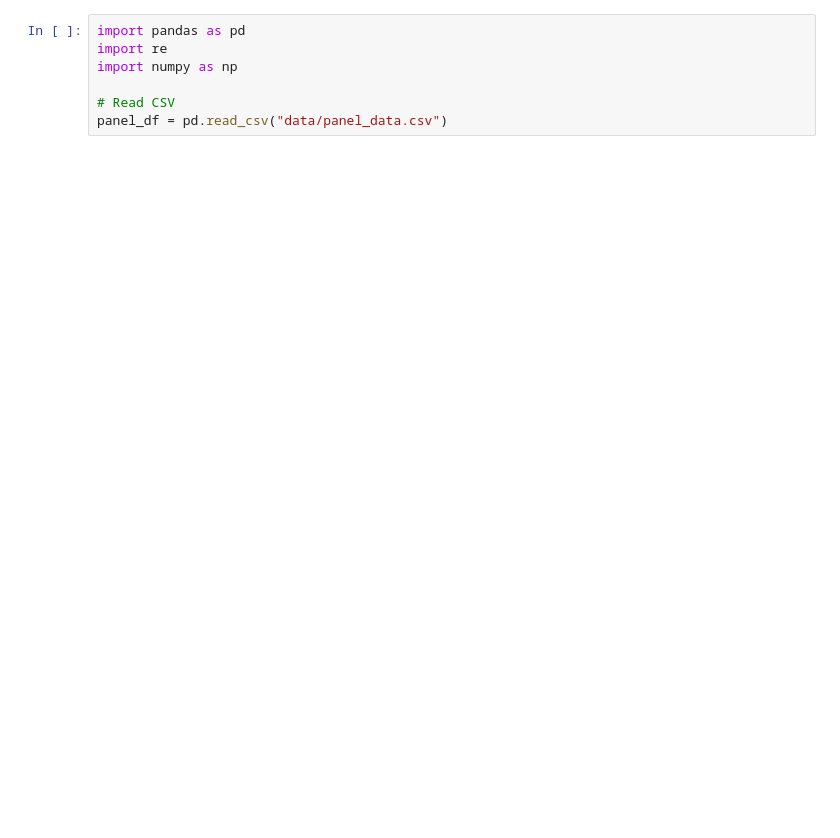
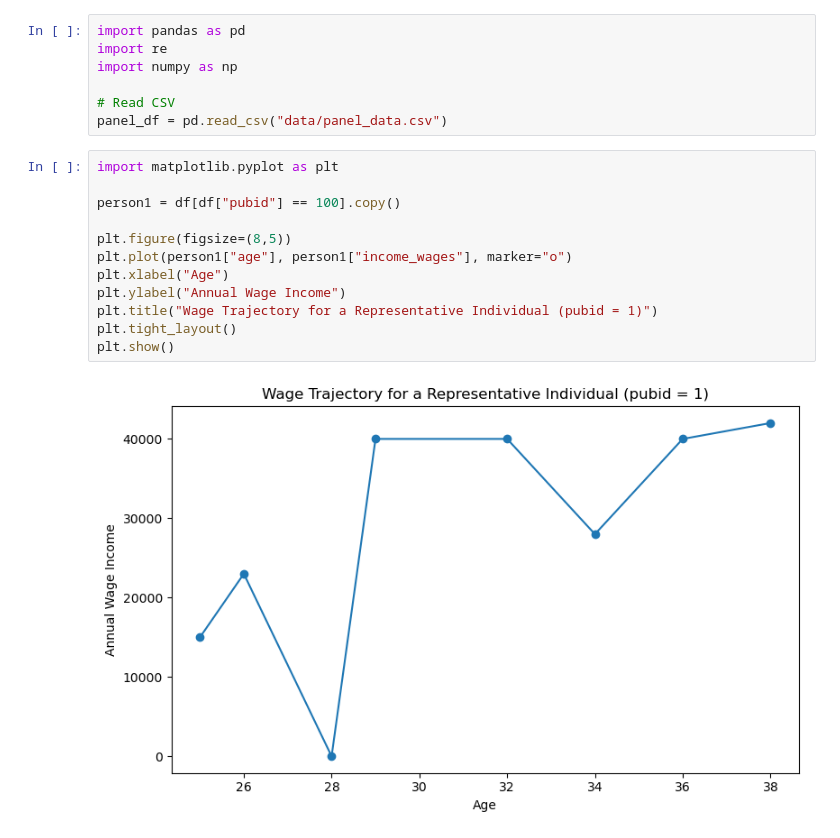
Before and after one commit to xblam/developmental_economics, a Jupyter notebook: model.ipynb, the cells around one changed output. Cells and saved outputs as stored; diff of their text form; blank space fills up the shorter version.

```diff
--- a/model.ipynb
+++ b/model.ipynb
@@ -5,3 +5,17 @@ import numpy as np
 
 # Read CSV
 panel_df = pd.read_csv("data/panel_data.csv")
+# %%
+import matplotlib.pyplot as plt
+
+person1 = df[df["pubid"] == 100].copy()
+
+plt.figure(figsize=(8,5))
+plt.plot(person1["age"], person1["income_wages"], marker="o")
+plt.xlabel("Age")
+plt.ylabel("Annual Wage Income")
+plt.title("Wage Trajectory for a Representative Individual (pubid = 1)")
+plt.tight_layout()
+plt.show()
+# %% [output]
+[figure, added]
```
Also changed, not shown: parts of 11 cells of this notebook, 2 other files.
